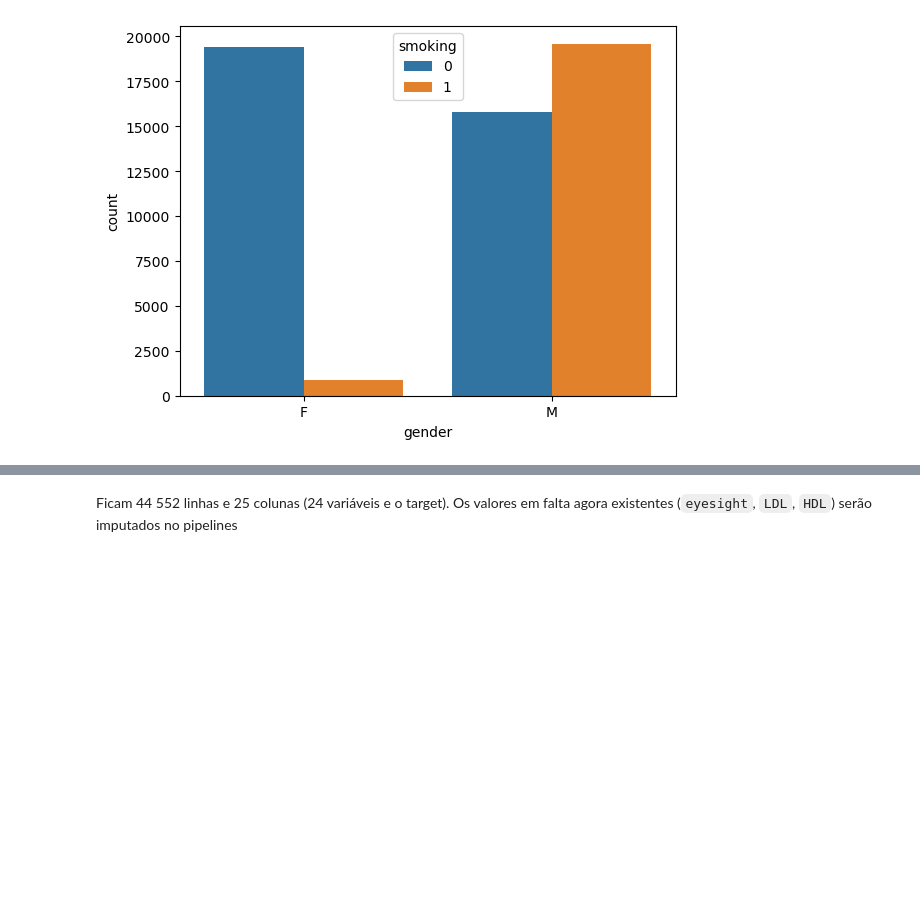
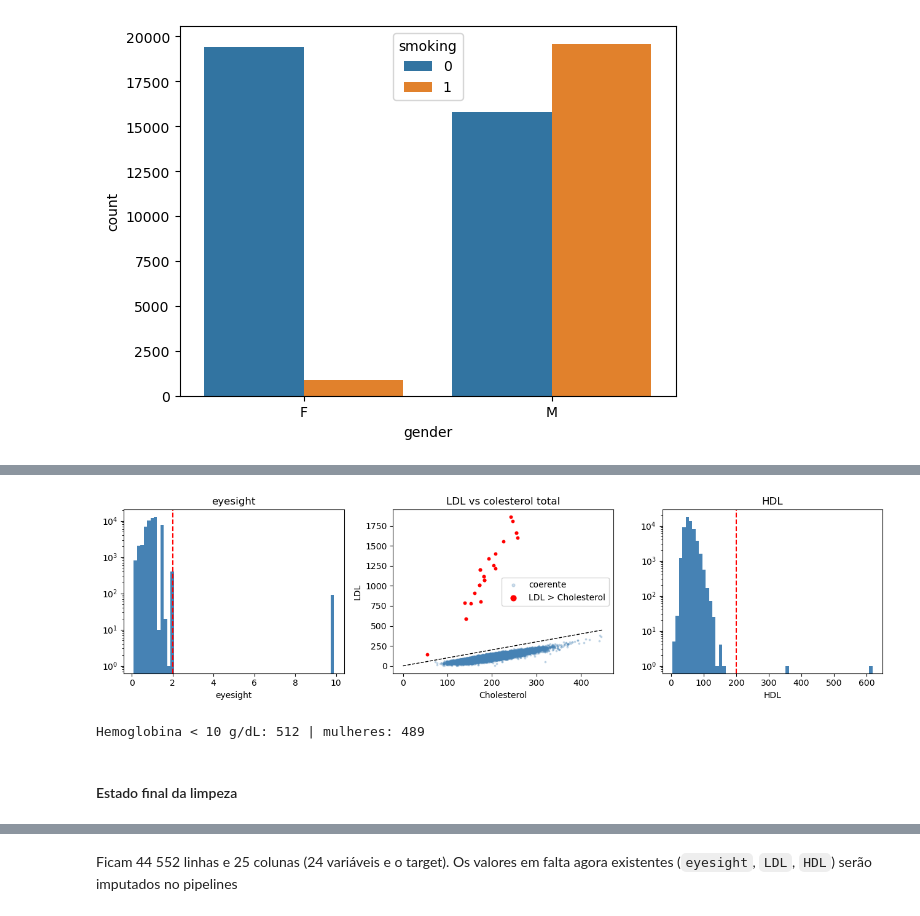
Before and after one commit to catarinagraca/tp-ml, a Jupyter notebook: meta1.ipynb, the cells around one changed output, grey strips where cells are left out. Saved outputs shown, nothing was run; the diff lists cells and outputs as text; code cells hidden in the pictures; blank space fills up the shorter version.

```diff
--- a/meta1.ipynb
+++ b/meta1.ipynb
@@ -171,0 +183,6 @@ plt.show()
+# %%
+n_antes = len(df)
+df_raw = df.copy()                        # cópia do dataset original, para comparações antes/depois
+print("Antes da limpeza:", df_raw.shape)
+
+df_clean = df.drop(columns=drop_cols).drop_duplicates().copy()
@@ -199,0 +263,21 @@ dtype: int64
+# %%
+fig, ax = plt.subplots(1, 3, figsize=(13, 3.6))
+ax[0].hist(df_raw["eyesight(left)"], bins=60, color="steelblue"); ax[0].set_yscale("log")
+ax[0].axvline(2.0, color="red", ls="--"); ax[0].set_title("eyesight"); ax[0].set_xlabel("eyesight")
+ok = df_raw["LDL"] <= df_raw["Cholesterol"]
+ax[1].scatter(df_raw.loc[ok, "Cholesterol"], df_raw.loc[ok, "LDL"], s=3, alpha=.25, color="steelblue", label="coerente")
+ax[1].scatter(df_raw.loc[~ok, "Cholesterol"], df_raw.loc[~ok, "LDL"], s=10, color="red", label="LDL > Cholesterol")
+ax[1].plot([0, 450], [0, 450], "k--", lw=1); ax[1].set_xlabel("Cholesterol"); ax[1].set_ylabel("LDL"); ax[1].legend(markerscale=2); ax[1].set_title("LDL vs colesterol total")
+ax[2].hist(df_raw["HDL"], bins=60, color="steelblue"); ax[2].set_yscale("log"); ax[2].axvline(200, color="red", ls="--")
+ax[2].set_title("HDL"); ax[2].set_xlabel("HDL")
+plt.tight_layout(); plt.savefig("fig_erros.png", dpi=200, bbox_inches="tight"); plt.show()
+# %% [output]
+[figure, added]
+# %%
+# Justificação para manter a hemoglobina baixa: são sobretudo mulheres (variabilidade real, não erro)
+baixa = df[df["hemoglobin"] < 10]
+print("Hemoglobina < 10 g/dL:", len(baixa), "| mulheres:", int((baixa["gender"] == "F").sum()))
+# %% [output]
+Hemoglobina < 10 g/dL: 512 | mulheres: 489
+# %% [markdown]
+####  Estado final da limpeza
```
Also changed, not shown: parts of 41 cells of this notebook, 18 other files.
